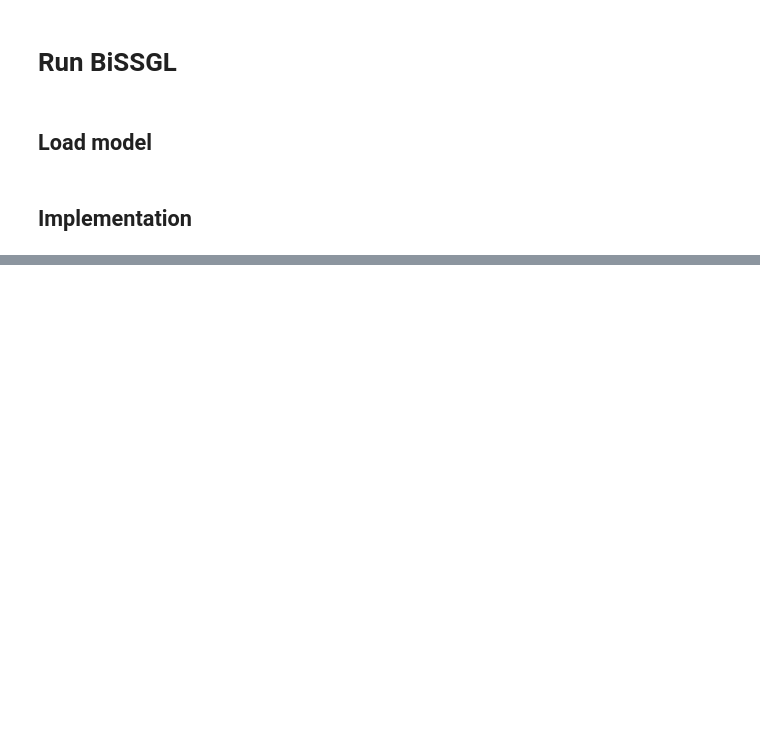
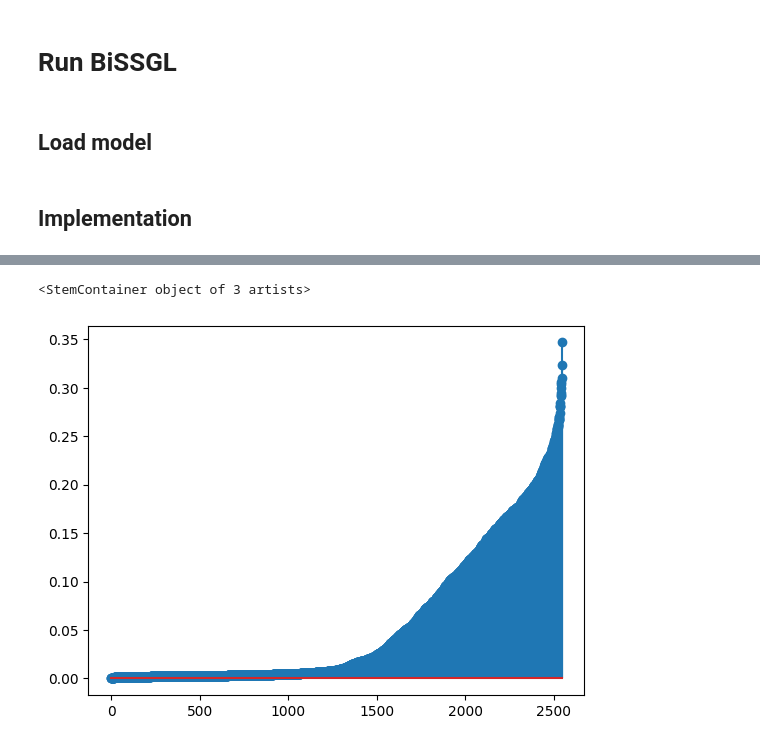
Before and after one commit to Sijianf/BVSIMC, a Jupyter notebook: scripts/realAnalysis/cdataset/cv_bissgl.ipynb, the cells around one changed output, grey strips where cells are left out. Cells and saved outputs as stored; diff of their text form; code cells hidden in the pictures; blank space fills up the shorter version.

```diff
--- a/scripts/realAnalysis/cdataset/cv_bissgl.ipynb
+++ b/scripts/realAnalysis/cdataset/cv_bissgl.ipynb
@@ -414,3 +315,8 @@ Finished with iterations of 2499
+# %%
+plt.stem(np.sort(abs(est_A).max(axis=1)))
+# %% [output]
+<StemContainer object of 3 artists>
+[figure, added]
 # %%
 print(grid_model[0])
 plt.plot(logLik)
```
Also changed, not shown: parts of 37 cells of this notebook, 27 other files.
